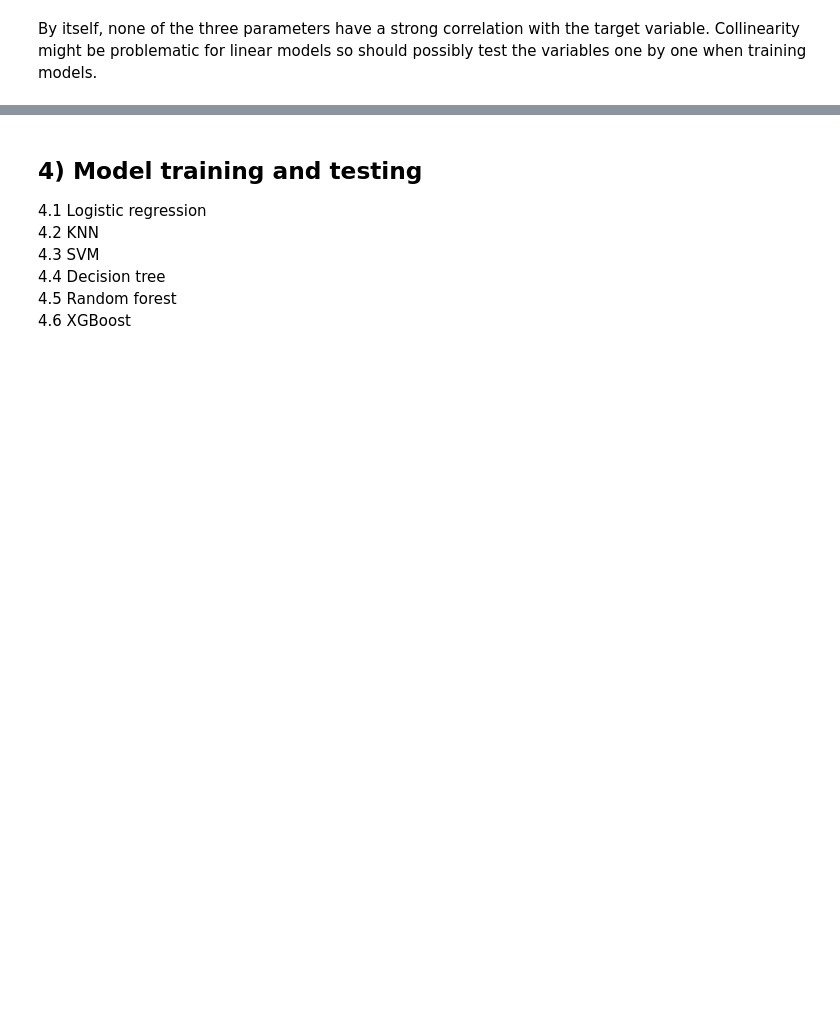
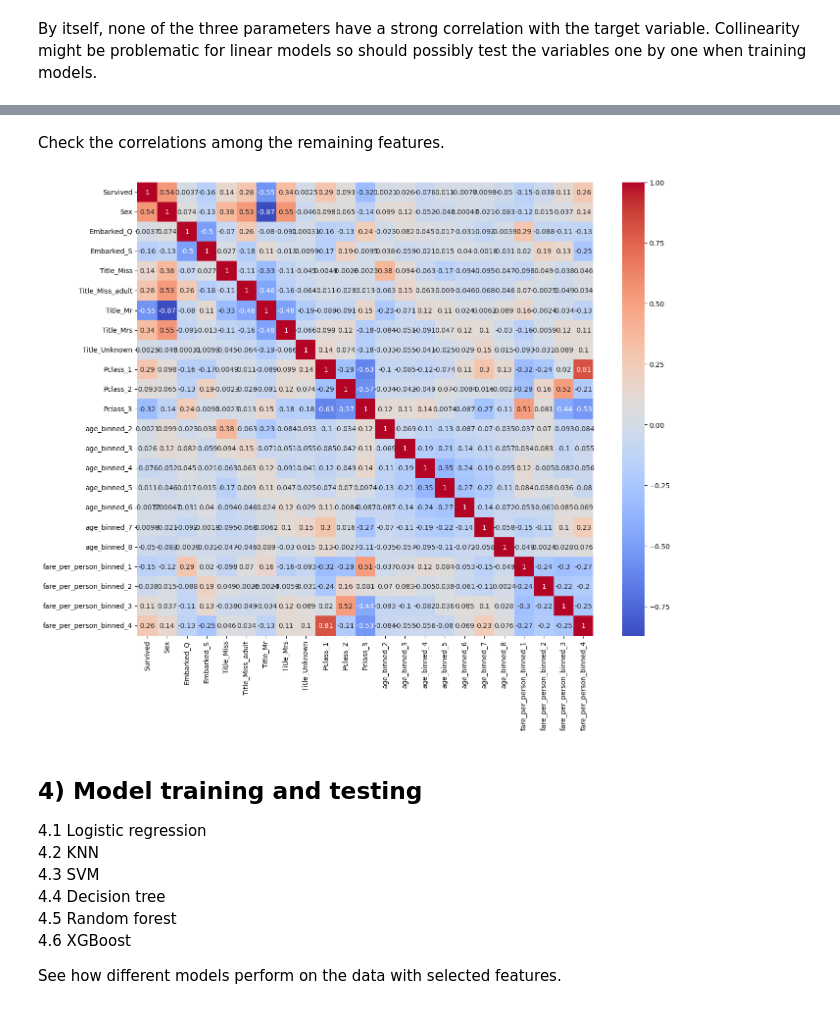
Before and after one commit to pekko-kauppila/Machine-Learning-Projects, a Jupyter notebook: Titanic_survival_predictor/titanic_survival_predictor.ipynb, the cells around one changed output, grey strips where cells are left out. Cells and saved outputs as stored; diff of their text form; code cells hidden in the pictures; blank space fills up the shorter version.

```diff
--- a/Titanic_survival_predictor/titanic_survival_predictor.ipynb
+++ b/Titanic_survival_predictor/titanic_survival_predictor.ipynb
@@ -344,0 +370,21 @@ By itself, none of the three parameters have a strong correlation with the targe
+# %%
+dummies = pd.get_dummies(df['age_binned'], prefix='age_binned')
+df = pd.concat([df, dummies], axis=1)
+
+df['age_binned_1'] = df['age_binned_1'].astype('int')
+df['age_binned_2'] = df['age_binned_2'].astype('int')
+df['age_binned_3'] = df['age_binned_3'].astype('int')
+df['age_binned_4'] = df['age_binned_4'].astype('int')
+df['age_binned_5'] = df['age_binned_5'].astype('int')
+df['age_binned_6'] = df['age_binned_6'].astype('int')
+df['age_binned_7'] = df['age_binned_7'].astype('int')
+df['age_binned_8'] = df['age_binned_8'].astype('int')
+# %%
+dummies = pd.get_dummies(df['fare_per_person_binned'], prefix='fare_per_person_binned')
+df = pd.concat([df, dummies], axis=1)
+
+df['fare_per_person_binned_0'] = df['fare_per_person_binned_0'].astype('int')
+df['fare_per_person_binned_1'] = df['fare_per_person_binned_1'].astype('int')
+df['fare_per_person_binned_2'] = df['fare_per_person_binned_2'].astype('int')
+df['fare_per_person_binned_3'] = df['fare_per_person_binned_3'].astype('int')
+df['fare_per_person_binned_4'] = df['fare_per_person_binned_4'].astype('int')
@@ -345 +393,3 @@ By itself, none of the three parameters have a strong correlation with the targe
+# %%
+df = df.drop(['Embarked_C', 'Title_Master', 'fare_per_person_binned_0', 'age_binned_1'], axis=1)
 # %% [markdown]
@@ -349,2 +399,3 @@ Exclusion of variables that are not considered significant for the modl developm
 # %%
-df = df.drop(['PassengerId', 'Name', 'Ticket', 'Fare', 'Cabin', 'Age', 'Title', 'people_per_order',	'fare_per_person', 'age'], axis=1)
+df = df.drop(['PassengerId', 'Name', 'Ticket', 'Cabin', 'Age', 'Title', 'Embarked', 'people_per_order', 'SibSp', 'Parch', 'age', 'Fare', 'Pclass',
+              'fare_per_person', 'fare_per_person_binned', 'age_binned', 'family_size'], axis=1)
@@ -363,3 +402,11 @@ df.describe()
+# %% [markdown]
+Check the correlations among the remaining features.
+# %%
+plt.figure(figsize=(15, 12))
+sns.heatmap(df.corr(), annot=True, cmap='coolwarm')
+plt.show()
+# %% [output]
+[figure, added]
 # %% [markdown]
 ## 4) Model training and testing
 
@@ -369,3 +416,6 @@ df.describe()
 4.4 Decision tree<br>
 4.5 Random forest<br>
 4.6 XGBoost<br>
+
+
+See how different models perform on the data with selected features.
```
Also changed, not shown: parts of 32 cells of this notebook.
